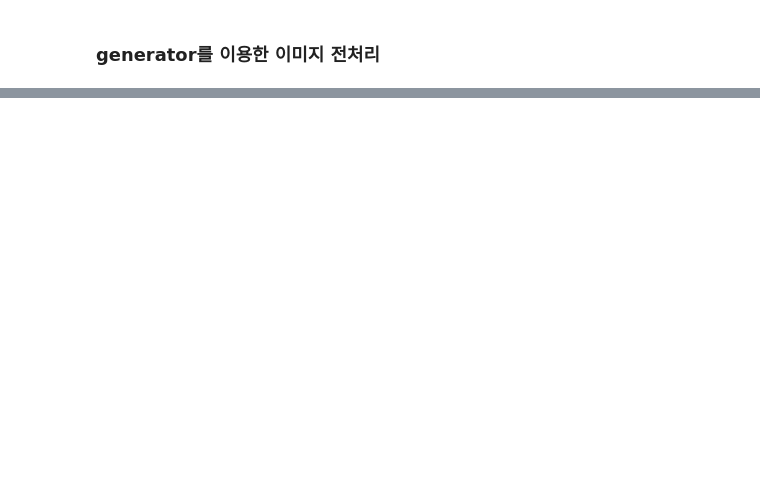
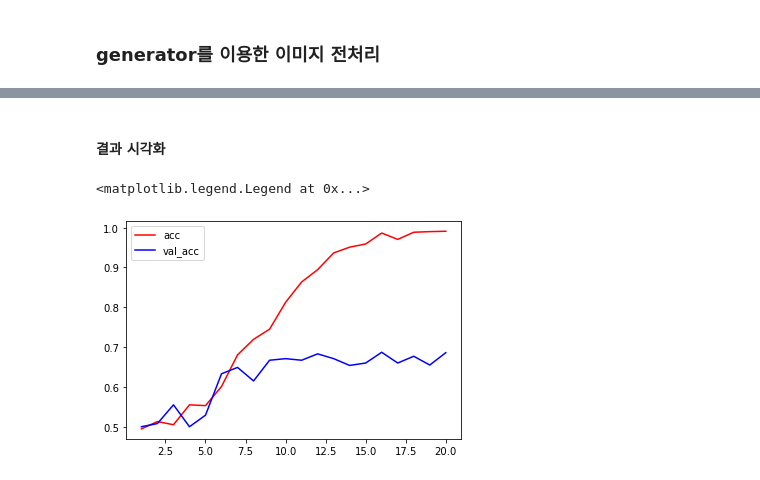
Before and after one commit to songmine/deepLearning_study, a Jupyter notebook: 8.강아지고양이 인식(21Oct~).ipynb, the cells around one changed output, grey strips where cells are left out. Drawn from its saved outputs; the diff is of its cells as text; code cells hidden in the pictures; blank space fills up the shorter version.

```diff
--- a/8.강아지고양이 인식(21Oct~).ipynb
+++ b/8.강아지고양이 인식(21Oct~).ipynb
@@ -41,0 +135,15 @@ test_generator = test_gen.flow_from_directory()
+# %%
+# class_mode : categorical 이라면 -->        categorical_crossentropy
+# class_mode : sparse      이라면 --> sparse_categorical_crossentropy
+model1.compile(loss="binary_crossentropy",
+              optimizer="adam",
+              metrics=["acc"])
+# %%
+h1 = model1.fit_generator(generator=train_generator,
+                         epochs=20,
+                         steps_per_epoch=100,
+                         validation_data=validation_generator,
+                         validation_steps=50
+                         )
+
+model1.save_weights("./model/dogs_and_cats_001.hdf5")
@@ -41,0 +168,16 @@ test_generator = test_gen.flow_from_directory()
+# %% [markdown]
+#### 결과 시각화
+# %%
+import matplotlib.pyplot as plt
+
+acc = h1.history["acc"]
+val_acc = h1.history["val_acc"]
+
+epochs = range(1, len(acc) + 1)
+
+plt.plot(epochs, acc, 'r', label='acc')
+plt.plot(epochs, val_acc, 'b', label='val_acc')
+plt.legend()
+# %% [output]
+<matplotlib.legend.Legend at 0x...>
+[figure, added]
```
Also changed, not shown: parts of 26 cells of this notebook, 1 other file.
